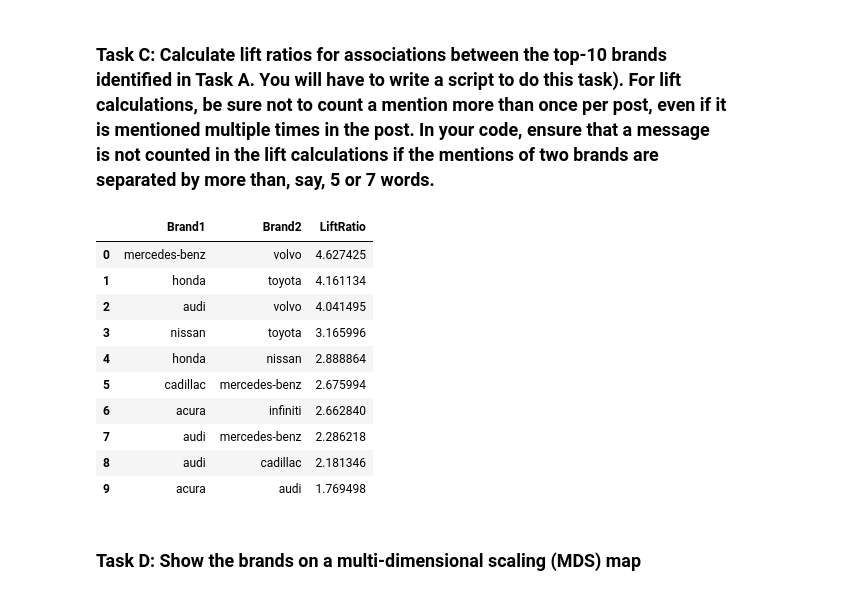
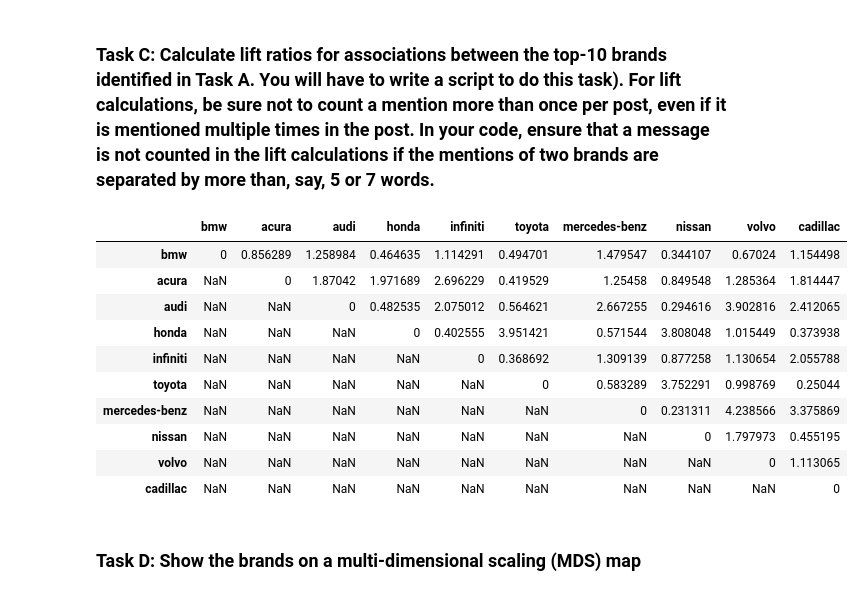
Before and after one commit to MayankG96/edmunds-brand-association, a Jupyter notebook: final.ipynb, the cells around one changed output. Drawn from its saved outputs; the diff is of its cells as text; code cells hidden in the pictures.

Commit message:
adding tables

```diff
--- a/final.ipynb
+++ b/final.ipynb
@@ -430,25 +360,3 @@ volvo: 577
 cadillac: 545
 # %% [markdown]
 ### Task C: Calculate lift ratios for associations between the top-10 brands identified in Task A. You will have to write a script to do this task). For lift calculations, be sure not to count a mention more than once per post, even if it is mentioned multiple times in the post. In your code, ensure that a message is not counted in the lift calculations if the mentions of two brands are separated by more than, say, 5 or 7 words.
-# %%
-sorted_lift_ratios=calculate_lift_ratios_between_lists(df,top_10_list, top_10_list)
-sorted_lift_ratios = [(pair, lift) for pair, lift in sorted_lift_ratios if lift != 0.0]
-
-lift_results = []
-for (brand1, brand2), lift_ratio in sorted_lift_ratios[:10]:
-    lift_results.append([brand1, brand2, lift_ratio])
-
-df_lift = pd.DataFrame(lift_results, columns=['Brand1', 'Brand2', 'LiftRatio'])
-df_lift
-# %% [output]
-|  | Brand1 | Brand2 | LiftRatio |
-| 0 | mercedes-benz | volvo | 4.627425 |
-| 1 | honda | toyota | 4.161134 |
-| 2 | audi | volvo | 4.041495 |
-| 3 | nissan | toyota | 3.165996 |
-| 4 | honda | nissan | 2.888864 |
-| 5 | cadillac | mercedes-benz | 2.675994 |
-| 6 | acura | infiniti | 2.662840 |
-| 7 | audi | mercedes-benz | 2.286218 |
-| 8 | audi | cadillac | 2.181346 |
-| 9 | acura | audi | 1.769498 |
@@ -455,2 +433,18 @@ df_lift
+# %%
+lift_df,sorted_lift_ratios=calculate_lift_ratios_between_lists(df,top_10_list, top_10_list, 12)
+sorted_lift_ratios=sorted_lift_ratios[:10]
+lift_df
+# %% [output]
+|  | bmw | acura | audi | honda | infiniti | toyota | mercedes-benz | nissan | volvo | cadillac |
+| bmw | 0 | 0.856289 | 1.258984 | 0.464635 | 1.114291 | 0.494701 | 1.479547 | 0.344107 | 0.67024 | 1.154498 |
+| acura | NaN | 0 | 1.87042 | 1.971689 | 2.696229 | 0.419529 | 1.25458 | 0.849548 | 1.285364 | 1.814447 |
+| audi | NaN | NaN | 0 | 0.482535 | 2.075012 | 0.564621 | 2.667255 | 0.294616 | 3.902816 | 2.412065 |
+| honda | NaN | NaN | NaN | 0 | 0.402555 | 3.951421 | 0.571544 | 3.808048 | 1.015449 | 0.373938 |
+| infiniti | NaN | NaN | NaN | NaN | 0 | 0.368692 | 1.309139 | 0.877258 | 1.130654 | 2.055788 |
+| toyota | NaN | NaN | NaN | NaN | NaN | 0 | 0.583289 | 3.752291 | 0.998769 | 0.25044 |
+| mercedes-benz | NaN | NaN | NaN | NaN | NaN | NaN | 0 | 0.231311 | 4.238566 | 3.375869 |
+| nissan | NaN | NaN | NaN | NaN | NaN | NaN | NaN | 0 | 1.797973 | 0.455195 |
+| volvo | NaN | NaN | NaN | NaN | NaN | NaN | NaN | NaN | 0 | 1.113065 |
+| cadillac | NaN | NaN | NaN | NaN | NaN | NaN | NaN | NaN | NaN | 0 |
 # %% [markdown]
 ### Task D: Show the brands on a multi-dimensional scaling (MDS) map
```
Also changed, not shown: parts of 9 cells of this notebook.
